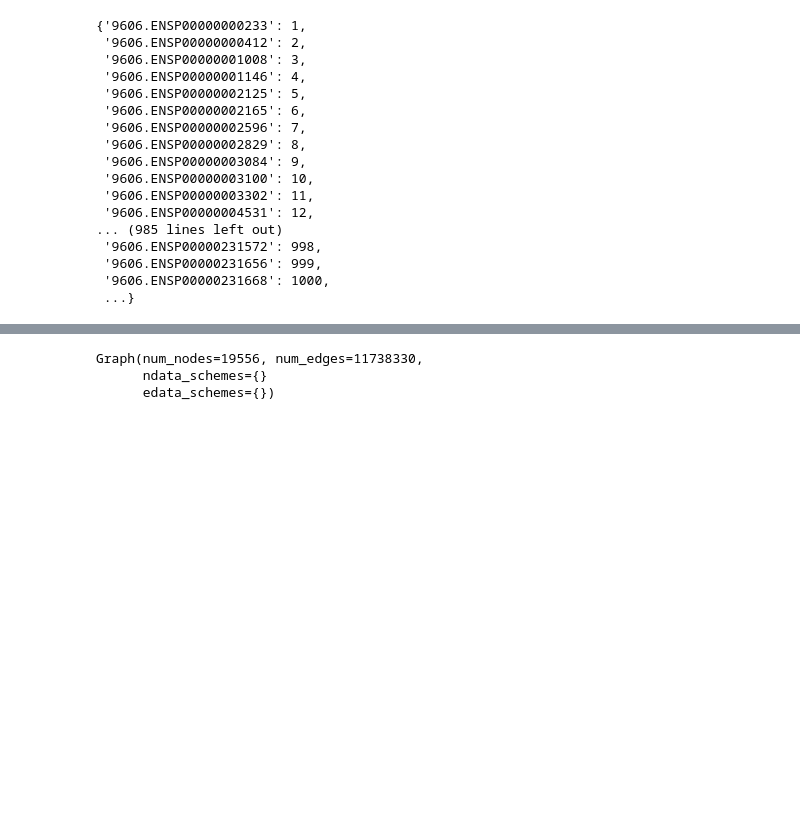
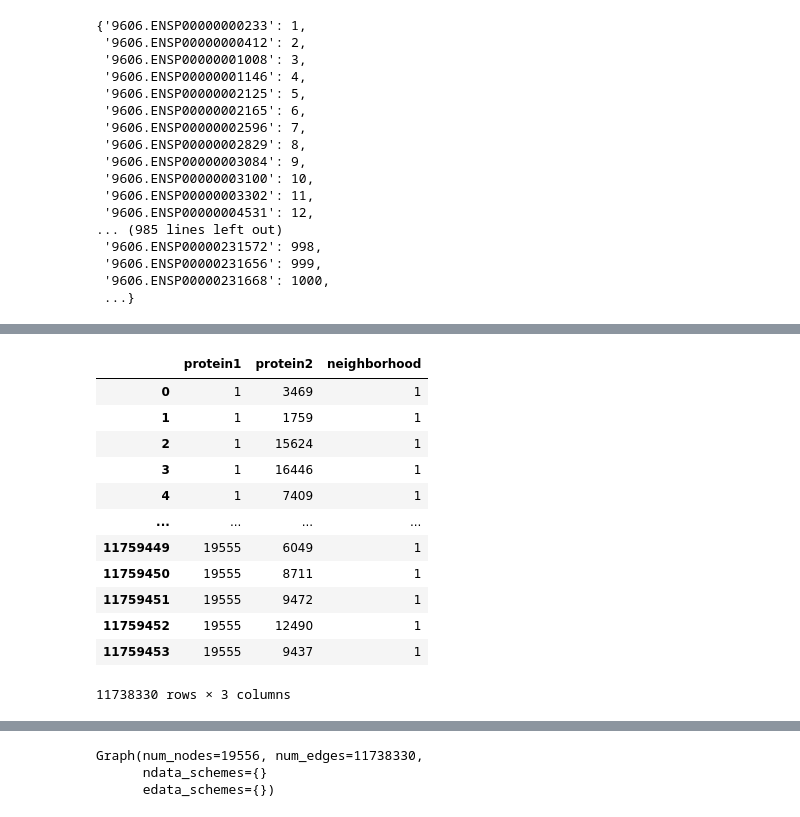
Before and after one commit to amanzadi/MS_Thesis, a Jupyter notebook: GNN_PPI_prep.ipynb, the cells around one changed output, grey strips where cells are left out. Saved outputs shown, nothing was run; the diff lists cells and outputs as text; code cells hidden in the pictures; blank space fills up the shorter version.

```diff
--- a/GNN_PPI_prep.ipynb
+++ b/GNN_PPI_prep.ipynb
@@ -93,3 +89,20 @@ def gene2id (gene):
 gse['Unnamed: 0'] = gse.apply(lambda x: gene2id(x['Unnamed: 0']), axis=1)
 ppi['protein1'] = ppi.apply(lambda x: gene2id(x['protein1']), axis=1)
 ppi['protein2'] = ppi.apply(lambda x: gene2id(x['protein2']), axis=1)
+# %%
+ppi.to_csv('../data/GNN-PPI-net.csv', index=False, sep = ',')
+ppi
+# %% [output]
+|  | protein1 | protein2 | neighborhood |
+| 0 | 1 | 3469 | 1 |
+| 1 | 1 | 1759 | 1 |
+| 2 | 1 | 15624 | 1 |
+| 3 | 1 | 16446 | 1 |
+| 4 | 1 | 7409 | 1 |
+| ... | ... | ... | ... |
+| 11759449 | 19555 | 6049 | 1 |
+| 11759450 | 19555 | 8711 | 1 |
+| 11759451 | 19555 | 9472 | 1 |
+| 11759452 | 19555 | 12490 | 1 |
+| 11759453 | 19555 | 9437 | 1 |
+11738330 rows × 3 columns
```
Also changed, not shown: parts of 12 cells of this notebook, 1 other file.
